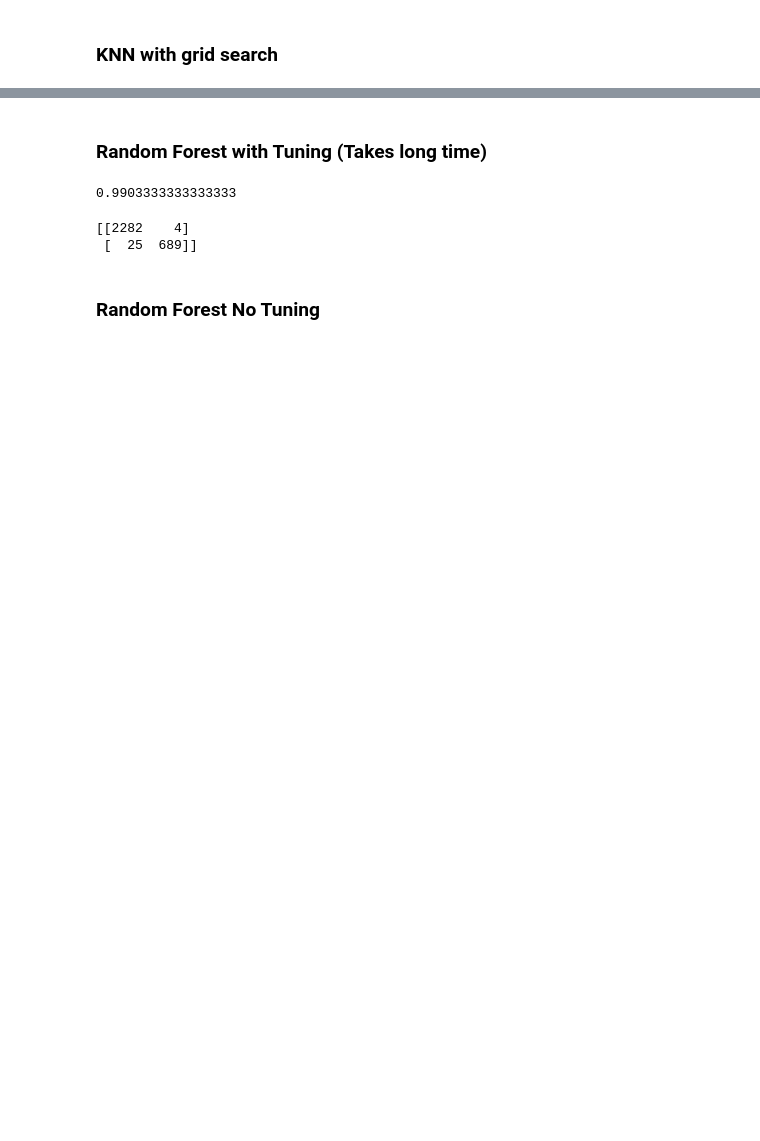
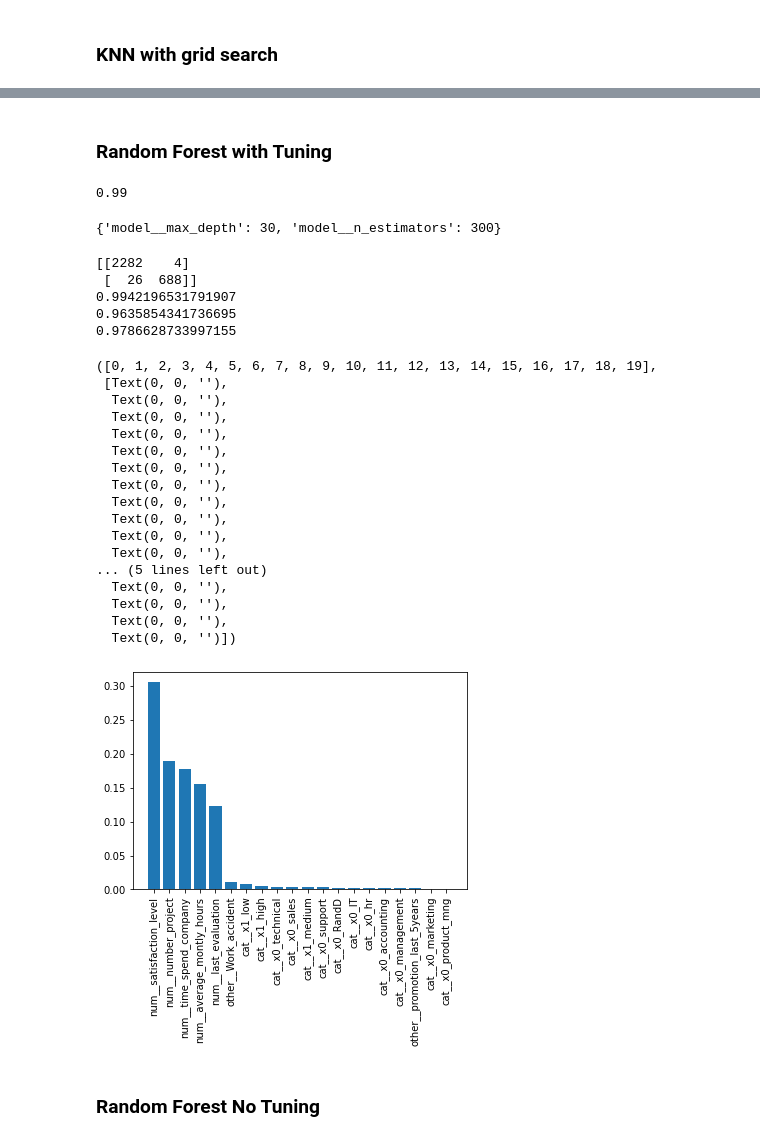
Before and after one commit to prithvitanna/stat451_project, a Jupyter notebook: Modeling.ipynb, the cells around one changed output, grey strips where cells are left out. Saved outputs shown, nothing was run; the diff lists cells and outputs as text; code cells hidden in the pictures; blank space fills up the shorter version.

```diff
--- a/Modeling.ipynb
+++ b/Modeling.ipynb
@@ -52,0 +42,23 @@ See the caveats in the documentation: https://pandas.pydata.org/pandas-docs/stab
+# %%
+def model_pipeline(model):
+    numerical = ['satisfaction_level','last_evaluation','number_project','average_montly_hours','time_spend_company']
+    cat = ['sales','salary']
+    other = ['Work_accident','promotion_last_5years']
+    numerical_trans = StandardScaler()
+    cat_trans = OneHotEncoder()
+    other_trans = SimpleImputer()
+    preprocessing = ColumnTransformer(
+        [
+            ("num", numerical_trans, numerical),
+            ("other",other_trans,other),
+            ("cat", cat_trans, cat),
+        ]
+    )
+
+    pipe = Pipeline(
+        [
+            ("preprocess", preprocessing),
+            ("model", model)
+        ]
+    )
+    return pipe
@@ -64,18 +154,55 @@ gs.score(X_test,y_test)
 # %% [markdown]
-### Random Forest with Tuning (Takes long time)
+### Random Forest with Tuning
 # %%
-param_grid = {'n_estimators':[100,1000], 'max_depth': [10,30,None]}
-rf = RandomForestClassifier()
-gs_2 = GridSearchCV(rf,param_grid)
+pipe = model_pipeline(RandomForestClassifier(random_state = 42))
+pipe.fit(X_train,y_train)
+param_grid = {'model__n_estimators': [100,200,300], 'model__max_depth': [10,30,None]}
+gs_2 = GridSearchCV(pipe,param_grid)
 gs_2.fit(X_train,y_train)
 gs_2.score(X_test,y_test)
 # %% [output]
-0.9903333333333333
+0.99
+# %%
+gs_2.best_params_
+# %% [output]
+{'model__max_depth': 30, 'model__n_estimators': 300}
 # %%
 print(confusion_matrix(y_test, gs_2.predict(X_test)))
+print(precision_score(y_test,gs_2.predict(X_test)))
+print(recall_score(y_test,gs_2.predict(X_test)))
+print(f1_score(y_test,gs_2.predict(X_test)))
 # %% [output]
 [[2282    4]
- [  25  689]]
+ [  26  688]]
+0.9942196531791907
+0.9635854341736695
+0.9786628733997155
+# %%
+features = get_feature_names(gs_2.best_estimator_['preprocess'])
+fi = pd.Series(gs_2.best_estimator_.named_steps['model'].feature_importances_)
+fi.index = features
+fi = fi.sort_values(ascending = False)
+plt.bar(fi.index,fi)
+plt.xticks(rotation = 90)
+# %% [output]
+([0, 1, 2, 3, 4, 5, 6, 7, 8, 9, 10, 11, 12, 13, 14, 15, 16, 17, 18, 19],
+ [Text(0, 0, ''),
+  Text(0, 0, ''),
+  Text(0, 0, ''),
+  Text(0, 0, ''),
+  Text(0, 0, ''),
+  Text(0, 0, ''),
+  Text(0, 0, ''),
+  Text(0, 0, ''),
+  Text(0, 0, ''),
+  Text(0, 0, ''),
+  Text(0, 0, ''),
+... (5 lines left out)
+  Text(0, 0, ''),
+  Text(0, 0, ''),
+  Text(0, 0, ''),
+  Text(0, 0, '')])
+[figure, added]
 # %% [markdown]
 ### Random Forest No Tuning
 # %%
```
Also changed, not shown: parts of 18 cells of this notebook.
